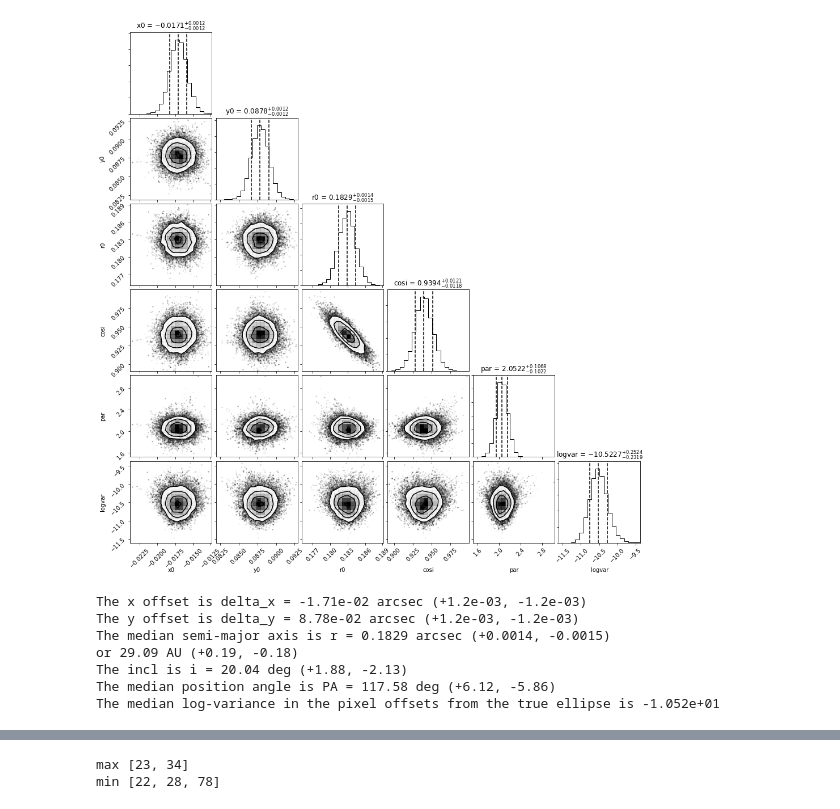
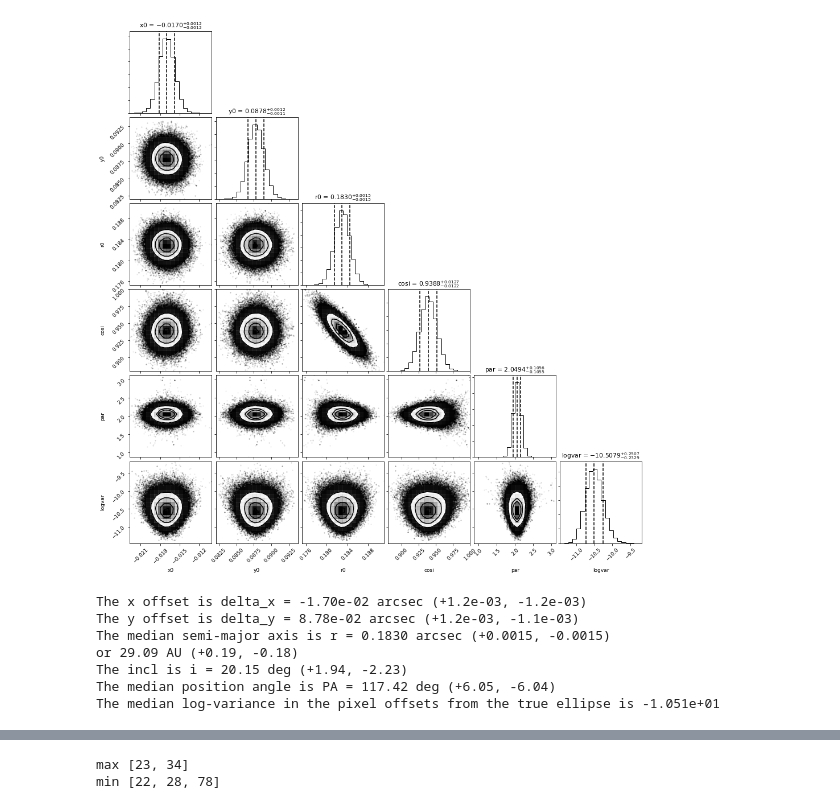
Before and after one commit to seanandrews/p484, a Jupyter notebook: projects/huang/rings/RULupellipsefit.ipynb, the cells around one changed output, grey strips where cells are left out. Cells and saved outputs as stored; diff of their text form; code cells hidden in the pictures.

```diff
--- a/projects/huang/rings/RULupellipsefit.ipynb
+++ b/projects/huang/rings/RULupellipsefit.ipynb
@@ -87,7 +87,7 @@ The MLE log-variance in the pixel offsets from the true ellipse is -1.066e+01
 #do mcmc fit
 def lnprior(ellipse_params):
     x0, y0, r0, cosi, par, logvar = ellipse_params
-    if -4.5 < x0 < 4.5 and -4.5 < y0 < 4.5 and 0 < r0 < 4.5 and -1<cosi<1 and 0 < par < np.pi and -15<logvar<-5:
+    if -4.5 < x0 < 4.5 and -4.5 < y0 < 4.5 and 0 < r0 < 4.5 and 0<cosi<1 and 0 < par < np.pi and -15<logvar<-5:
         return 0.0
     return -np.inf
 
@@ -97,23 +97,23 @@ def lnprob(ellipse_params, xcoord, ycoord):
         return -np.inf
     return lp + lnlike(ellipse_params, xcoord, ycoord)
 
-nwalkers = 100
+nwalkers = 30
 nthreads = 8
-nsteps = 2000
+nsteps = 20000
 sampler1 = run_mcmc(nwalkers, nthreads, nsteps, mle_1, lnprob, xcoords1, ycoords1)
 # %%
 
-plot_corner(sampler1, 1500, 1)
-sampler_results(sampler1, 1500, cont.src_distance)
+plot_corner(sampler1, 1000, 1)
+sampler_results(sampler1, 1000, cont.src_distance)
 # %% [output]
-[figure, old version]
+[figure, new version]
-The x offset is delta_x = -1.71e-02 arcsec (+1.2e-03, -1.2e-03)
-The y offset is delta_y = 8.78e-02 arcsec (+1.2e-03, -1.2e-03)
-The median semi-major axis is r = 0.1829 arcsec (+0.0014, -0.0015)
+The x offset is delta_x = -1.70e-02 arcsec (+1.2e-03, -1.2e-03)
+The y offset is delta_y = 8.78e-02 arcsec (+1.2e-03, -1.1e-03)
+The median semi-major axis is r = 0.1830 arcsec (+0.0015, -0.0015)
 or 29.09 AU (+0.19, -0.18)
-The incl is i = 20.04 deg (+1.88, -2.13)
-The median position angle is PA = 117.58 deg (+6.12, -5.86)
-The median log-variance in the pixel offsets from the true ellipse is -1.052e+01
+The incl is i = 20.15 deg (+1.94, -2.23)
+The median position angle is PA = 117.42 deg (+6.05, -6.04)
+The median log-variance in the pixel offsets from the true ellipse is -1.051e+01
 # %%
 
 # Extract the ring that's at ~35 AU
```
Also changed, not shown: parts of 7 cells of this notebook, 7 other files.
